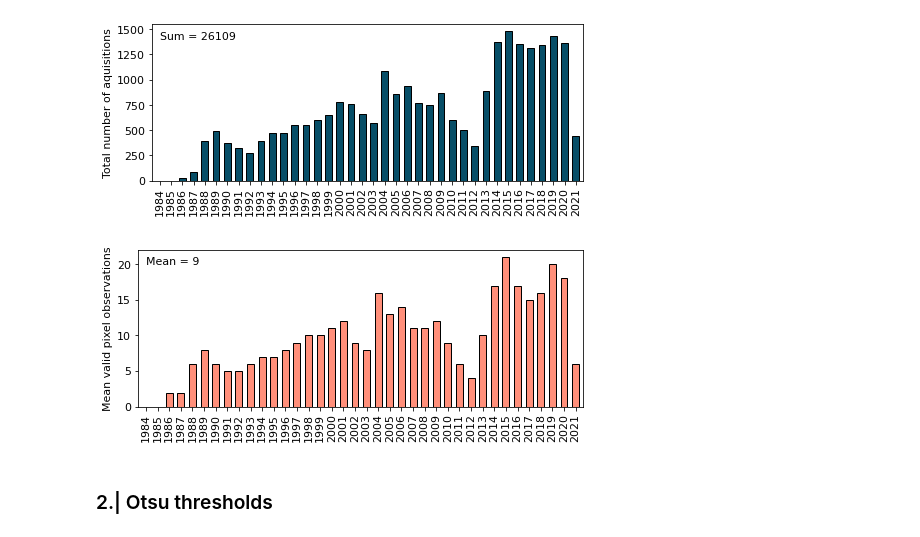
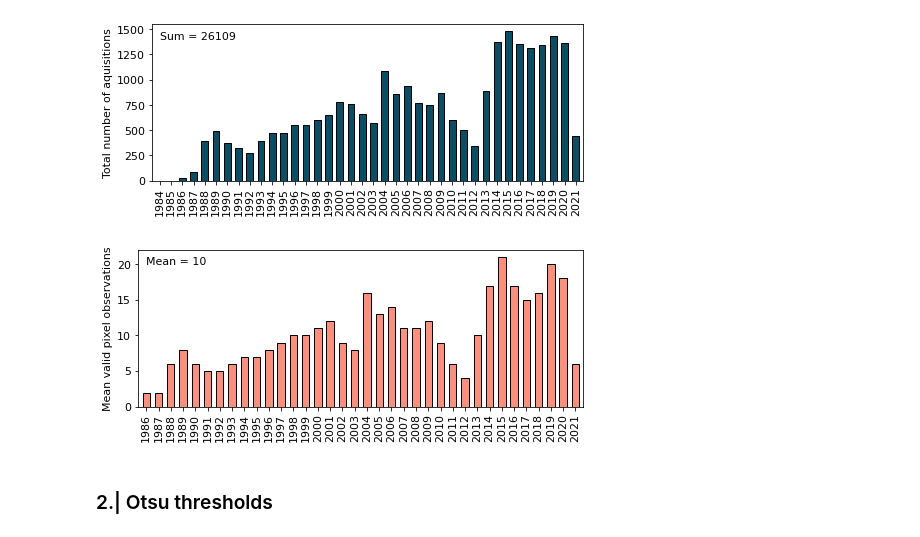
Before and after one commit to ronjalappe/VN_coastline_dynamics, a Jupyter notebook: VN_plotting.ipynb, the cells around one changed output. Cells and saved outputs as stored; diff of their text form; code cells hidden in the pictures.

```diff
--- a/VN_plotting.ipynb
+++ b/VN_plotting.ipynb
@@ -82,38 +87,38 @@ findfont: Font family ['sans-serif'] not found. Falling back to DejaVu Sans.
 [figure]
 # %%
 # Average number of pixel observations per year
-nvo_dict = {key:[] for key in range(1984,2022)}
+nvo_dict = {key:[] for key in range(1986,2022)}
 
 for i in proc_tiles.id:
     tile_name = "P"+str(i).zfill(2) # name of processing tile
     folder_path = os.path.join(data_dir,tile_name) # path to mndwi rasters and meta
     files = glob.glob(os.path.join(folder_path,"*aq.tif"))
     for file in files:
         year = int(os.path.basename(file)[4:8])
         aq = int(os.path.basename(file)[9:11])
         nvo_dict[int(year)].append(aq)
 
 for year in nvo_dict:
     if len(nvo_dict[year])==0: nvo_dict[year]=0
     nvo_dict[year] = np.mean(nvo_dict[year])
 
 nvo_df = pd.DataFrame(data=nvo_dict.values(),index=nvo_dict.keys())
 nvo_df = nvo_df.rename(columns={0:"NVO"})
 nvo_df.NVO = nvo_df.NVO.round(0).astype(int)
 
 # plot
 fig, ax = plt.subplots(figsize=(7, 3))
 ax.bar(x=nvo_df.index, height=nvo_df["NVO"], color=coastal_orange, edgecolor="black", width=0.6)
 ax.set_xticks(nvo_df.index)
 ax.margins(x=0.01)
 ax.set_xticklabels(nvo_df.index, rotation=90)
 ax.set_ylabel("Mean valid pixel observations")
-ax.text(1984,20,"Mean = "+str(int(np.mean(nvo_df.NVO))))
+ax.text(1986,20,"Mean = "+str(int(np.mean(nvo_df.NVO))))
 fig.tight_layout()
 fig.savefig(os.path.join(plot_dir,"Avg_pixel_observations"), dpi=150)
 #plt.close(fig)
 # %% [output]
-[figure, old version]
+[figure, new version]
 # %% [markdown]
 ### 2.| Otsu thresholds
 # %%
```
Also changed, not shown: parts of 14 cells of this notebook, 47 other files.
